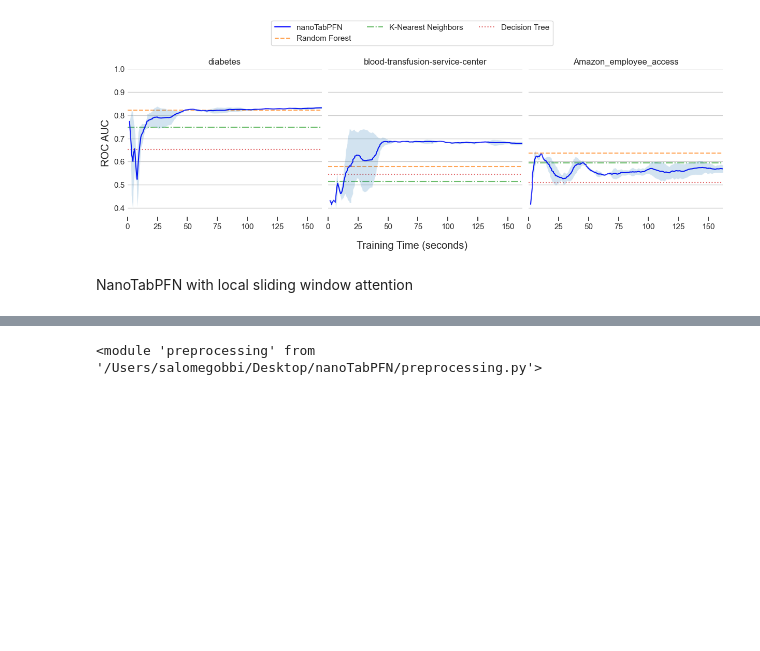
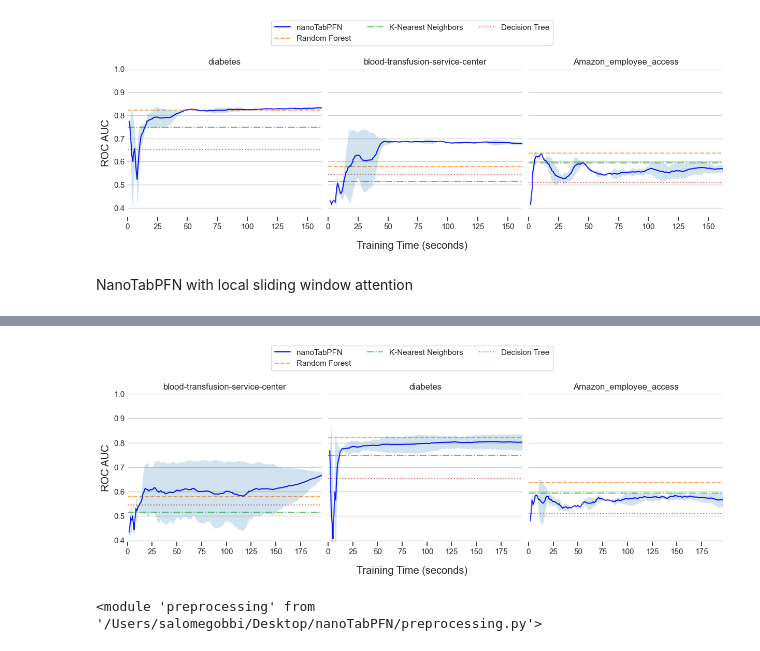
Before and after one commit to sgobbi/Neuralk_NanoTabFPN, a Jupyter notebook: experiment.ipynb, the cells around one changed output, grey strips where cells are left out. Drawn from its saved outputs; the diff is of its cells as text; code cells hidden in the pictures; blank space fills up the shorter version.

```diff
--- a/experiment.ipynb
+++ b/experiment.ipynb
@@ -560,3 +591,10 @@ K sh
+# %%
+sns.set_context("notebook")
+fig, ax = plot_run_grid(histories_sliding, baselines)
+plt.show()
+fig.savefig(f"nanotabpfn_SlidingWindowAttention_summary.png", dpi=300)
+# %% [output]
+[figure, added]
 # %%
 import h5py
 import numpy as np
```
Also changed, not shown: parts of 4 cells of this notebook, 1 other file.
